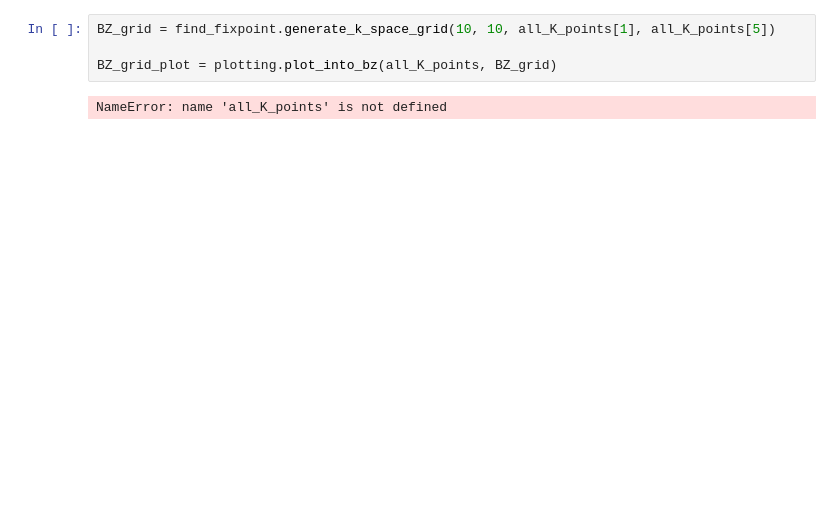
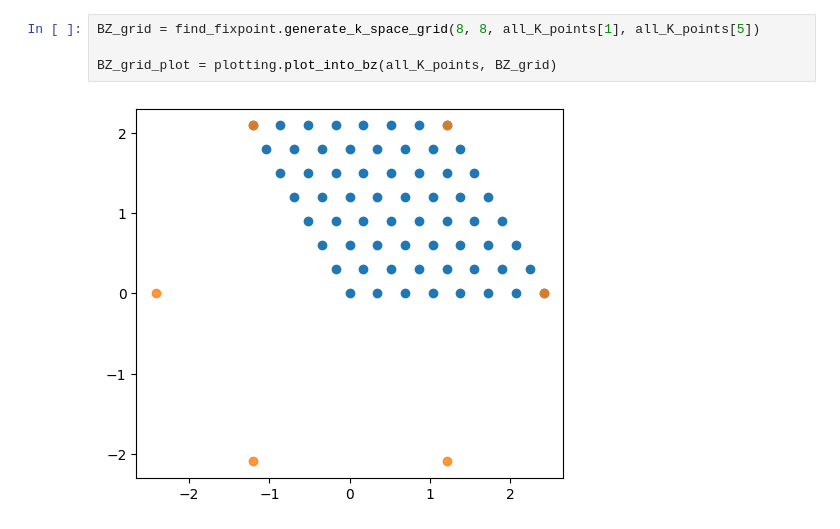
Before and after one commit to Ruberhauptmann/quant-met, a Jupyter notebook: plot_BCS_bandstructure.ipynb, the cells around one changed output. Saved outputs shown, nothing was run; the diff lists cells and outputs as text; blank space fills up the shorter version.

```diff
--- a/plot_BCS_bandstructure.ipynb
+++ b/plot_BCS_bandstructure.ipynb
@@ -21,9 +40,9 @@ TypeError: object of type 'numpy.float64' has no len()
 # %%
-BZ_grid = find_fixpoint.generate_k_space_grid(10, 10, all_K_points[1], all_K_points[5])
+BZ_grid = find_fixpoint.generate_k_space_grid(8, 8, all_K_points[1], all_K_points[5])
 
 BZ_grid_plot = plotting.plot_into_bz(all_K_points, BZ_grid)
 # %% [output]
-NameError: name 'all_K_points' is not defined
+[figure, added]
 # %%
 import time
 
```
Also changed, not shown: parts of 9 cells of this notebook, 12 other files.
